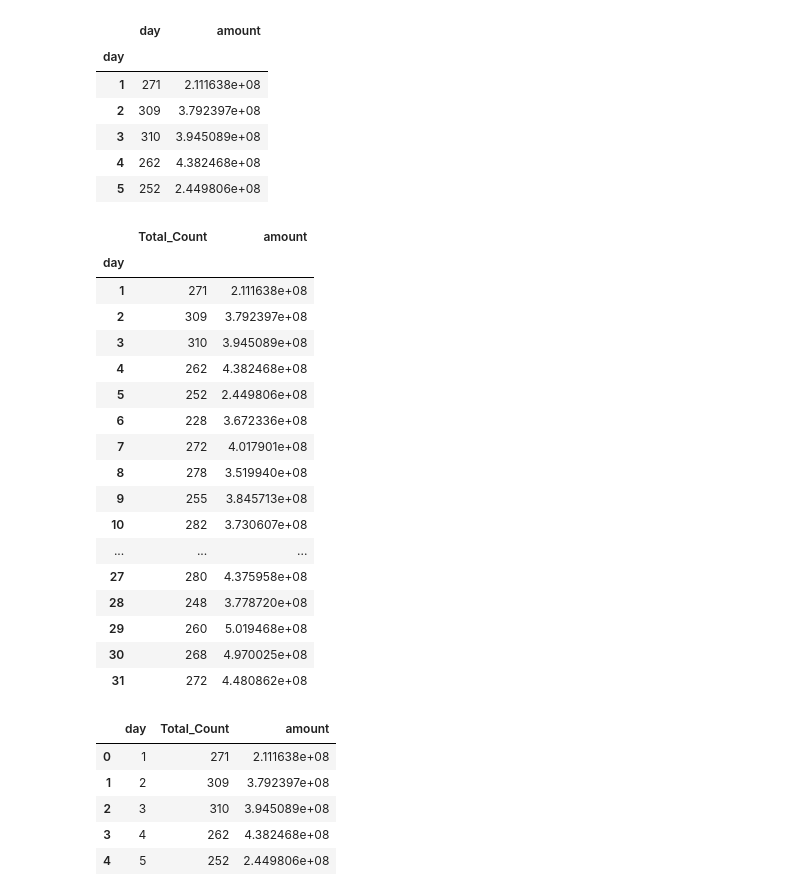
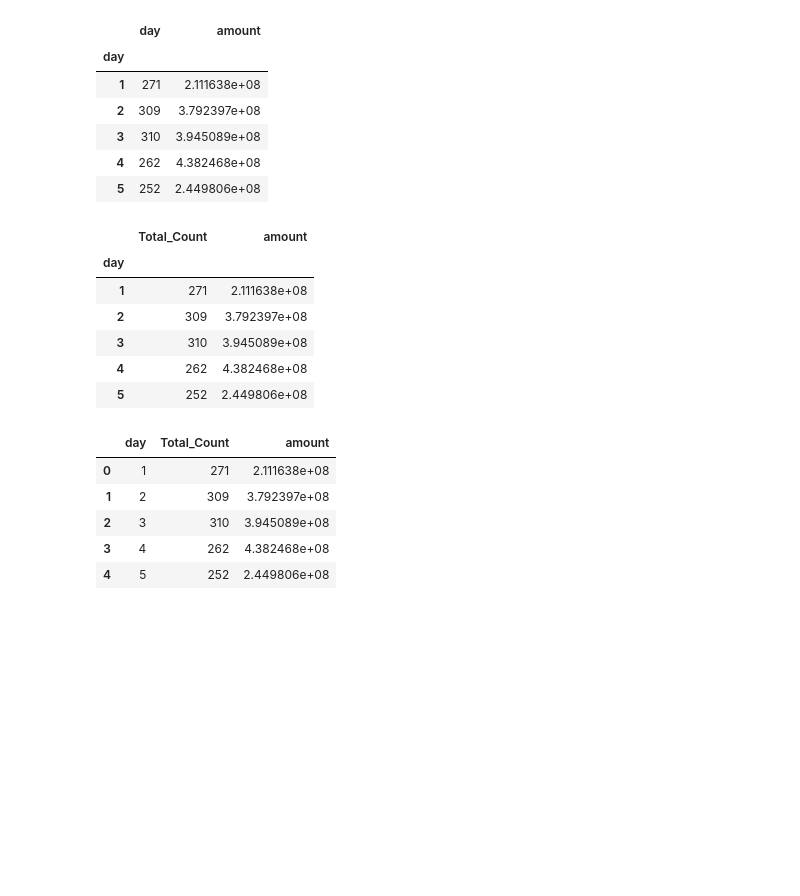
Before and after one commit to hrisav/fraud-detection-paysim, a Jupyter notebook: Paysim_Hrisav.ipynb, the cells around one changed output. Drawn from its saved outputs; the diff is of its cells as text; code cells hidden in the pictures; blank space fills up the shorter version.

```diff
--- a/Paysim_Hrisav.ipynb
+++ b/Paysim_Hrisav.ipynb
@@ -170,26 +171,15 @@ day_amount.head()
 | 5 | 252 | 2.449806e+08 |
 # %%
 day_amount = day_amount.rename(columns={'day':'Total_Count'})
-day_amount
+day_amount.head()
 # %% [output]
 |  | Total_Count | amount |
 | day |  |  |
 | 1 | 271 | 2.111638e+08 |
 | 2 | 309 | 3.792397e+08 |
 | 3 | 310 | 3.945089e+08 |
 | 4 | 262 | 4.382468e+08 |
 | 5 | 252 | 2.449806e+08 |
-| 6 | 228 | 3.672336e+08 |
-| 7 | 272 | 4.017901e+08 |
-| 8 | 278 | 3.519940e+08 |
-| 9 | 255 | 3.845713e+08 |
-| 10 | 282 | 3.730607e+08 |
-| ... | ... | ... |
-| 27 | 280 | 4.375958e+08 |
-| 28 | 248 | 3.778720e+08 |
-| 29 | 260 | 5.019468e+08 |
-| 30 | 268 | 4.970025e+08 |
-| 31 | 272 | 4.480862e+08 |
 # %%
 day_amount = day_amount.reset_index()
 day_amount.head()
```
Also changed, not shown: parts of 45 cells of this notebook.
